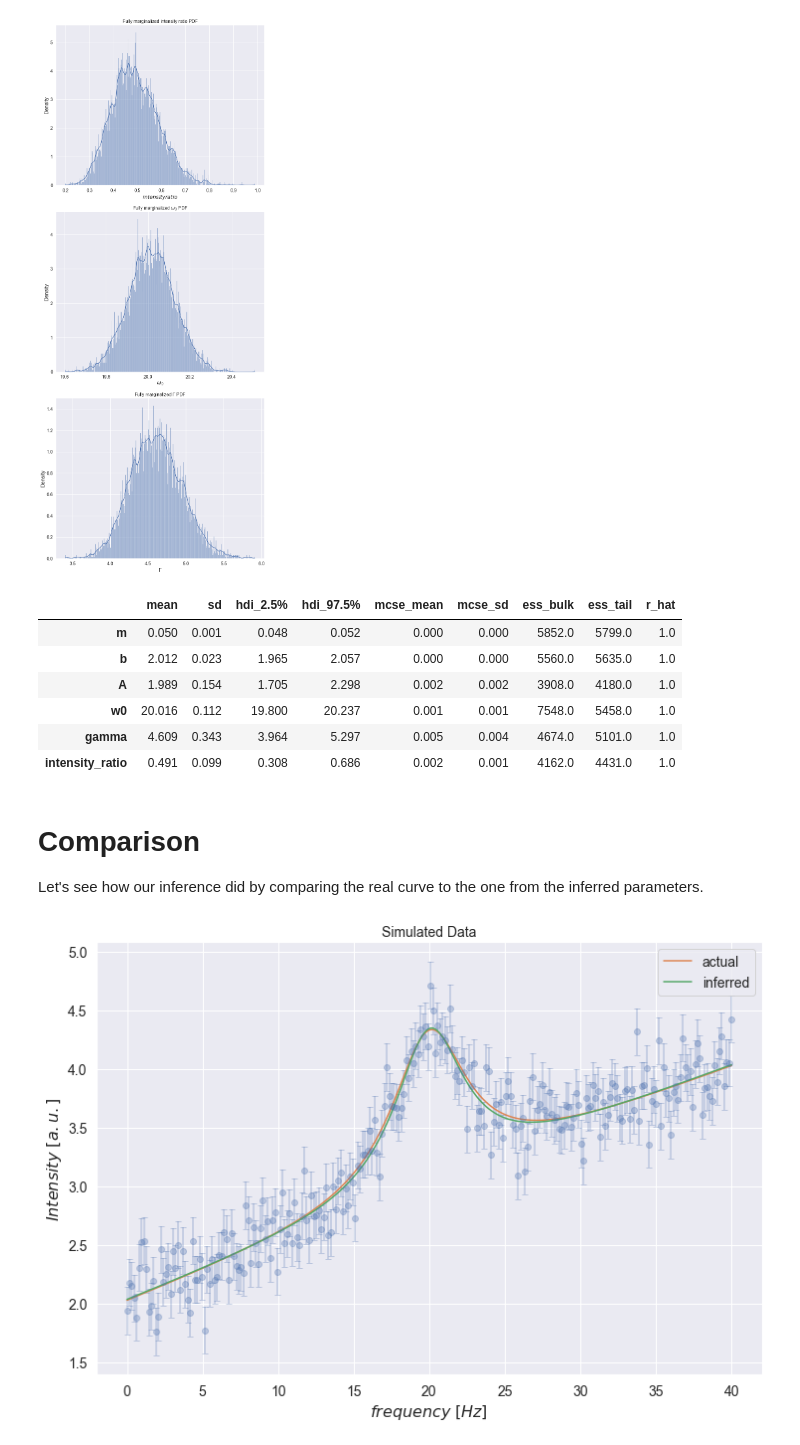
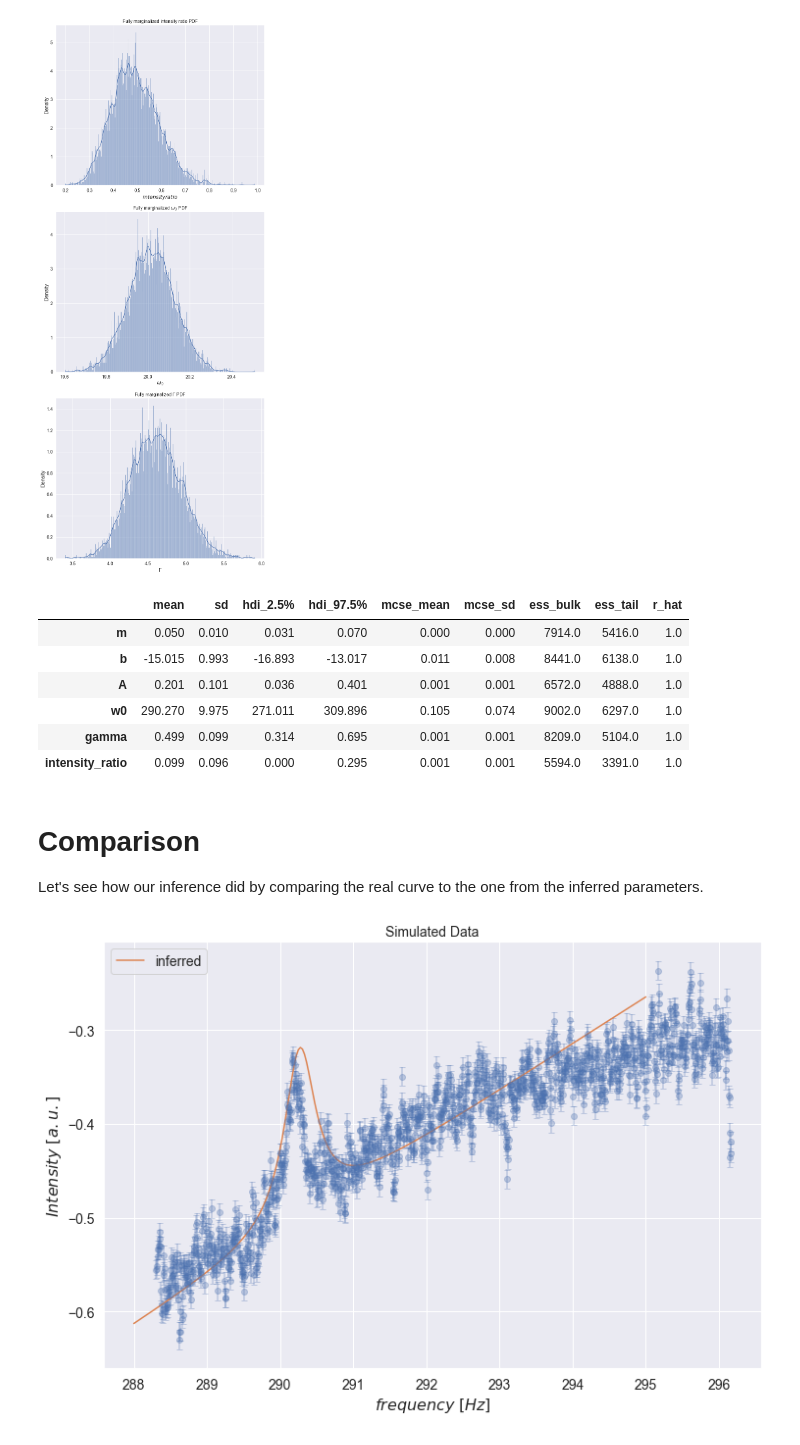
Before and after one commit to phys201/FluorescenceSpectroscopy, a Jupyter notebook: documentation.ipynb, the cells around one changed output. Cells and saved outputs as stored; diff of their text form; code cells hidden in the pictures.

```diff
--- a/documentation.ipynb
+++ b/documentation.ipynb
@@ -72,13 +73,14 @@ $$ \boxed{y_i \sim \text{normal}(\mu_i = I_T(\omega_i) ,\sigma_i = 0.2)\\A \sim
 We begin by loading our simulated data, generated with the means of the priors above with added Gaussian noise.
 # %%
 # load simulated data from pickle or csv
-sim_data = pd.read_pickle(Path('./fluospec/sim_data/fluospec_sim_data.pkl'))
-# sim_data = load_data(Path('./fluospec/sim_data/fluospec_sim_data.csv'))
+#sim_data = pd.read_pickle(Path('./fluospec/sim_data/fluospec_sim_data.pkl'))
+real_data = pd.read_csv(Path('./fluospec/real_data/fluorescence_spectroscopy.csv'), header = None, names = ['w', 'I', 'sigma_I'])
 # %%
 # define some more data vectors for convenience
-w = sim_data.w
-I = sim_data.I
-sigma_I = sim_data.sigma_I
+w = real_data['Frequency (THz)']
+I = real_data['Intensity']
+real_data['Uncertainty'] = 0.01
+sigma_I = real_data['Uncertainty']
 # %%
 plt.figure(figsize=(12,8))
 plt.errorbar(w, I, yerr=sigma_I, fmt='o', capsize=3)
@@ -95,12 +97,12 @@ To use the main class of `fluospec`, `FluoSpecModel`, we first instantiate it. I
 Next, we call the `model` method, with a pandas DataFrame of the data as a parameter. This method will return a pymc3 Model that we can then use for inference.
 # %%
 model_prior_params = {
-                      'A_prior_params': (2, 1),
-                      'w0_prior_params': (20, 4),
-                      'gamma_prior_params': (5, 1),
-                      'intensity_ratio_prior_params': (.5, .1),
-                      'm_prior_params': (.01, .01),
-                      'b_prior_params': (2, .04),
+                      'A_prior_params': (0.2, 0.1),
+                      'w0_prior_params': (290.2, 10),
+                      'gamma_prior_params': (0.5, 0.1),
+                      'intensity_ratio_prior_params': (.1, .1),
+                      'm_prior_params': (0.03, 1),
+                      'b_prior_params': (-15, 1),
                       }
 
 fluospec_model_instance = FluoSpecModel(**model_prior_params)
@@ -116,6 +118,6 @@ mean, std of m parameter: (0.01, 0.01)
 mean, std of m parameter after changing: (0.05, 0.01)
 # %%
-generative_model = fluospec_model_instance.model(sim_data)
+generative_model = fluospec_model_instance.model(real_data)
 
 with generative_model:
     trace = pm.sample(return_inferencedata=True, tune=7000, draws=2000)
@@ -175,39 +181,39 @@ summary = az.summary(trace, hdi_prob=.95)[0:6]
 summary
 # %% [output]
 |  | mean | sd | hdi_2.5% | hdi_97.5% | mcse_mean | mcse_sd | ess_bulk | ess_tail | r_hat |
-| m | 0.050 | 0.001 | 0.048 | 0.052 | 0.000 | 0.000 | 5852.0 | 5799.0 | 1.0 |
-| b | 2.012 | 0.023 | 1.965 | 2.057 | 0.000 | 0.000 | 5560.0 | 5635.0 | 1.0 |
-| A | 1.989 | 0.154 | 1.705 | 2.298 | 0.002 | 0.002 | 3908.0 | 4180.0 | 1.0 |
-| w0 | 20.016 | 0.112 | 19.800 | 20.237 | 0.001 | 0.001 | 7548.0 | 5458.0 | 1.0 |
-| gamma | 4.609 | 0.343 | 3.964 | 5.297 | 0.005 | 0.004 | 4674.0 | 5101.0 | 1.0 |
-| intensity_ratio | 0.491 | 0.099 | 0.308 | 0.686 | 0.002 | 0.001 | 4162.0 | 4431.0 | 1.0 |
+| m | 0.050 | 0.010 | 0.031 | 0.070 | 0.000 | 0.000 | 7914.0 | 5416.0 | 1.0 |
+| b | -15.015 | 0.993 | -16.893 | -13.017 | 0.011 | 0.008 | 8441.0 | 6138.0 | 1.0 |
+| A | 0.201 | 0.101 | 0.036 | 0.401 | 0.001 | 0.001 | 6572.0 | 4888.0 | 1.0 |
+| w0 | 290.270 | 9.975 | 271.011 | 309.896 | 0.105 | 0.074 | 9002.0 | 6297.0 | 1.0 |
+| gamma | 0.499 | 0.099 | 0.314 | 0.695 | 0.001 | 0.001 | 8209.0 | 5104.0 | 1.0 |
+| intensity_ratio | 0.099 | 0.096 | 0.000 | 0.295 | 0.001 | 0.001 | 5594.0 | 3391.0 | 1.0 |
 # %% [markdown]
 # Comparison
 Let's see how our inference did by comparing the real curve to the one from the inferred parameters.
 # %%
 plt.figure(figsize=(12,8))
 plt.errorbar(w, I, yerr=sigma_I, fmt='o', capsize=3, alpha=.3)
 plt.xlabel('$frequency \ [Hz]$')
 plt.ylabel('$Intensity \ [a.u.]$')
 plt.title('Simulated Data');
 
 A_inf = summary['mean']['A']
 w0_inf = summary['mean']['w0']
 gamma_inf = summary['mean']['gamma']
 intensity_ratio_inf = summary['mean']['intensity_ratio']
 m_inf = summary['mean']['m']
 b_inf = summary['mean']['b']
 
-w_inf = np.linspace(0, 40, 250)
+w_inf = np.linspace(288, 295, 250)
 
 from fluospec.model import Prediction
 
-prediciton_w_actual = Prediction.init_with_defaults().prediction(w_inf)
+#prediciton_w_actual = Prediction.init_with_defaults().prediction(w_inf)
 
 prediction_inferred = Prediction(A_inf, w0_inf, gamma_inf, intensity_ratio_inf, m_inf, b_inf).prediction(w_inf)
 
-plt.plot(w_inf, prediciton_w_actual, label='actual')
+#plt.plot(w_inf, prediciton_w_actual, label='actual')
 plt.plot(w_inf, prediction_inferred, label='inferred')
 plt.legend();
 # %% [output]
-[figure, old version]
+[figure, new version]
```
Also changed, not shown: parts of 6 cells of this notebook.
